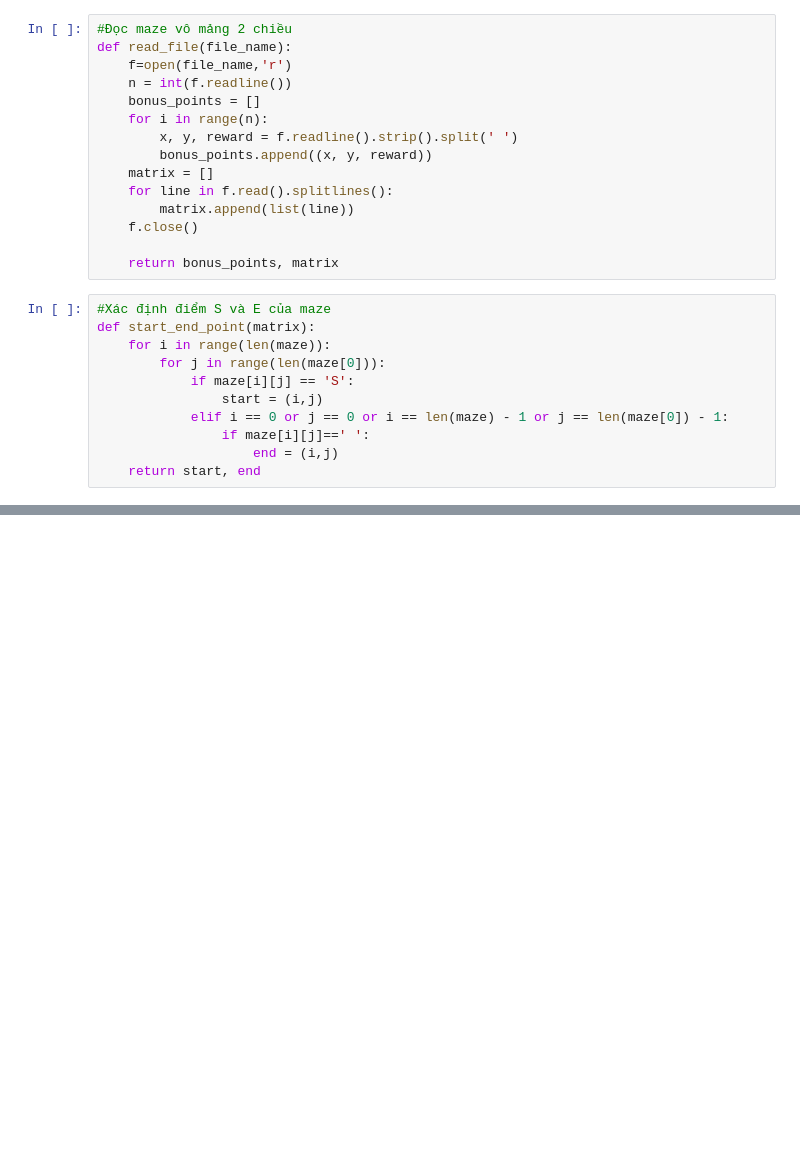
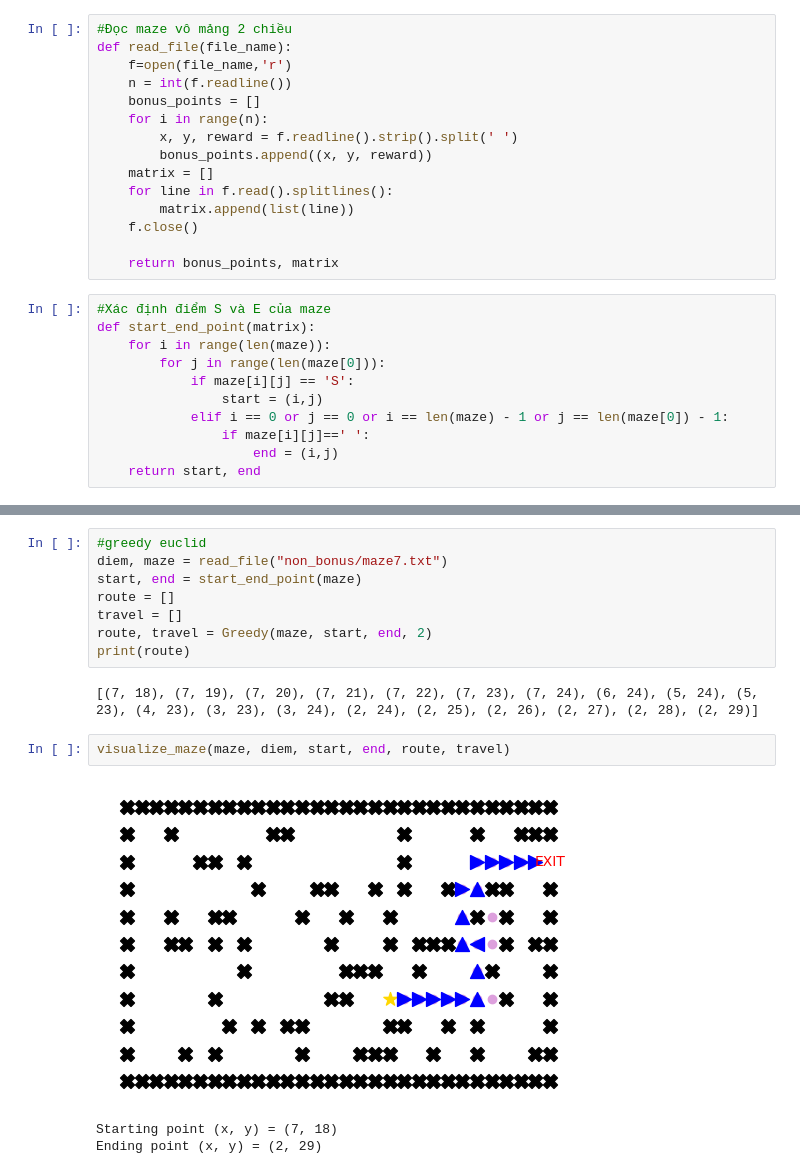
Before and after one commit to Tranmyhan/AI_maze, a Jupyter notebook: Code.ipynb, the cells around one changed output, grey strips where cells are left out. Saved outputs shown, nothing was run; the diff lists cells and outputs as text; blank space fills up the shorter version.

```diff
--- a/Code.ipynb
+++ b/Code.ipynb
@@ -176,0 +307,16 @@ print(route)
+# %%
+#greedy euclid
+diem, maze = read_file("non_bonus/maze7.txt")
+start, end = start_end_point(maze)
+route = []
+travel = []
+route, travel = Greedy(maze, start, end, 2)
+print(route)
+# %% [output]
+[(7, 18), (7, 19), (7, 20), (7, 21), (7, 22), (7, 23), (7, 24), (6, 24), (5, 24), (5, 23), (4, 23), (3, 23), (3, 24), (2, 24), (2, 25), (2, 26), (2, 27), (2, 28), (2, 29)]
+# %%
+visualize_maze(maze, diem, start, end, route, travel)
+# %% [output]
+[figure, added]
+Starting point (x, y) = (7, 18)
+Ending point (x, y) = (2, 29)
```
Also changed, not shown: parts of 22 cells of this notebook.
